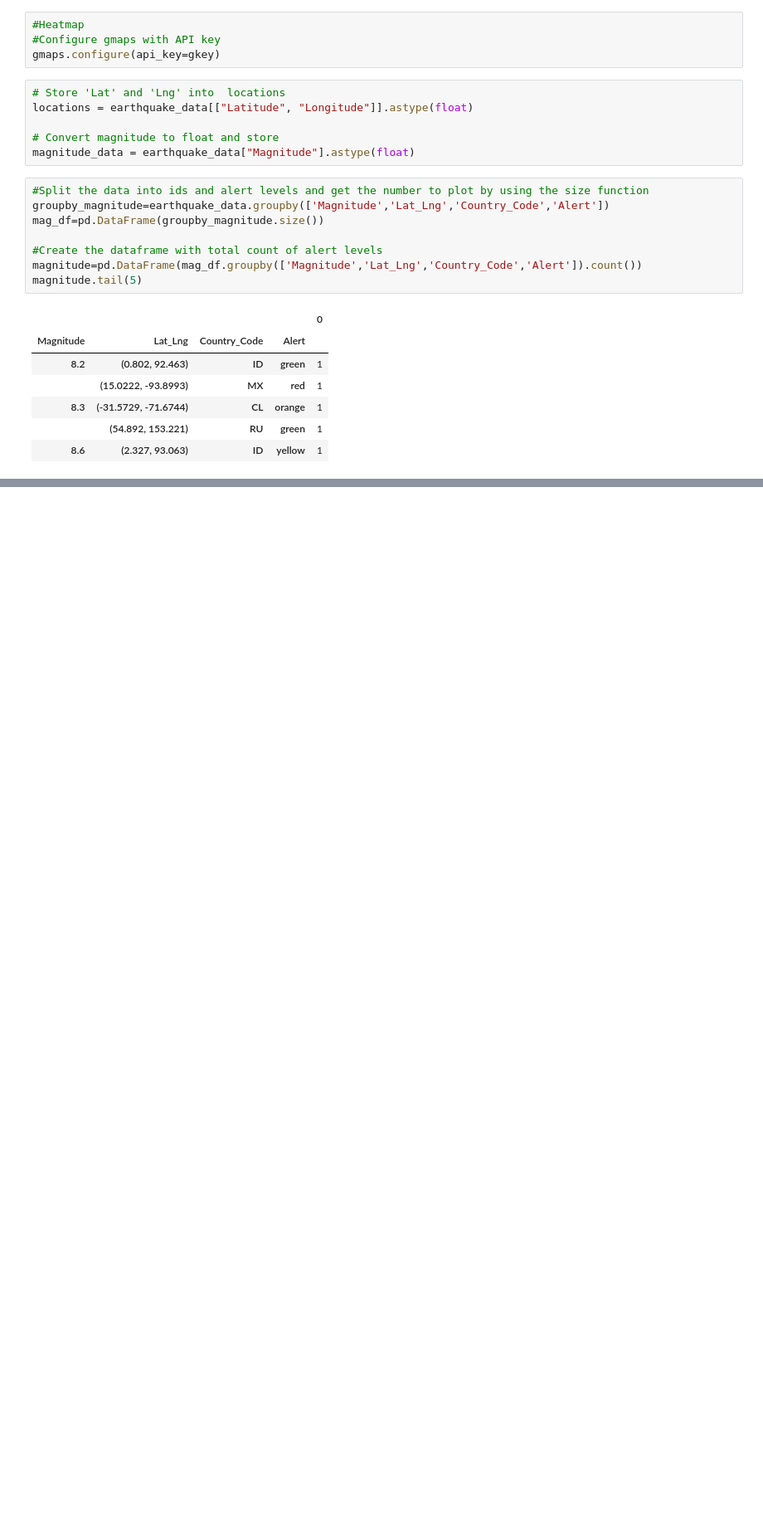
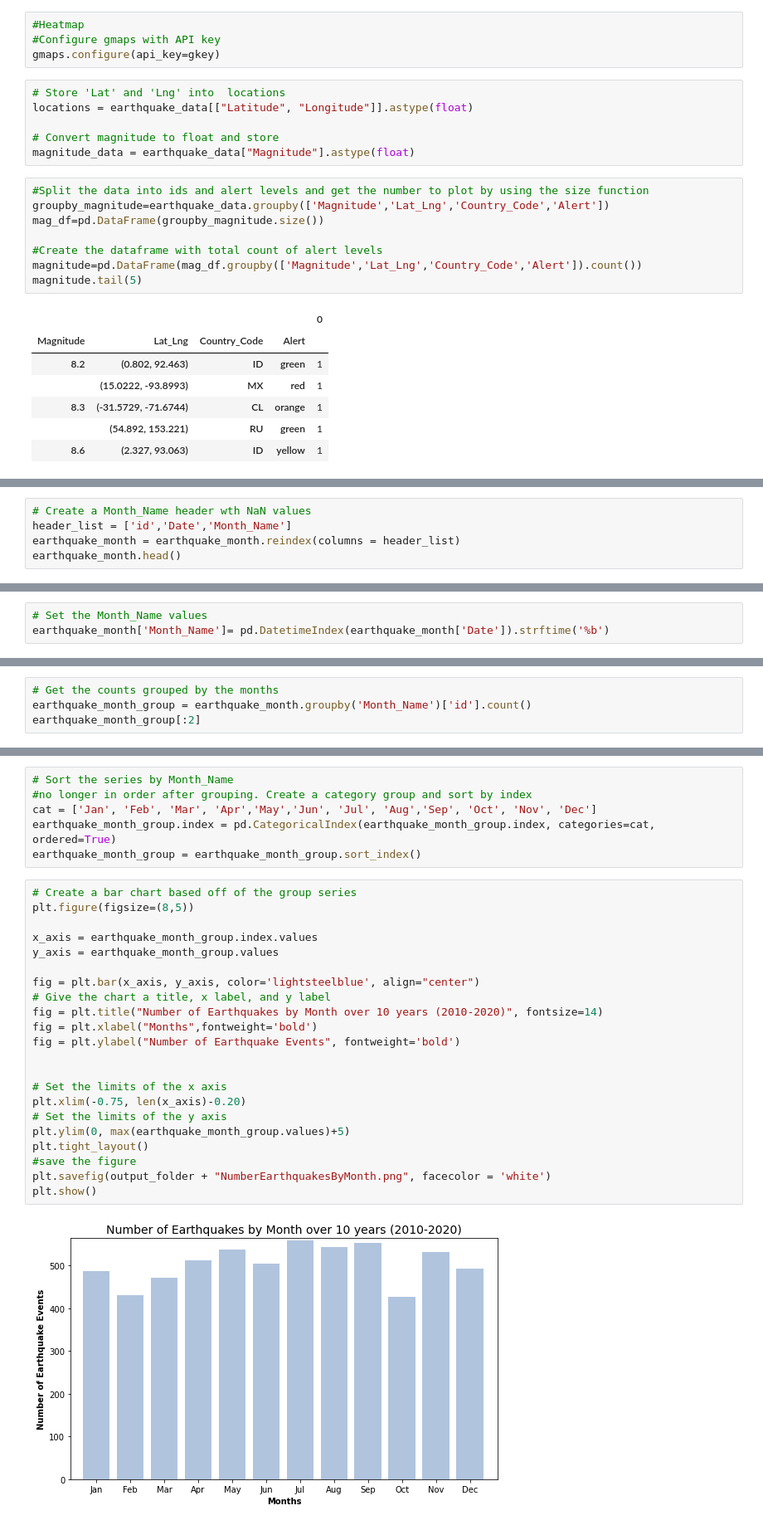
Before and after one commit to hiamdebsi/Project-1, a Jupyter notebook: starter_code/Earthquakes_Project_1_Analysis.ipynb, the cells around one changed output, grey strips where cells are left out. Shown: that part at 83% size. Saved outputs shown, nothing was run; the diff lists cells and outputs as text; blank space fills up the shorter version.

```diff
--- a/starter_code/Earthquakes_Project_1_Analysis.ipynb
+++ b/starter_code/Earthquakes_Project_1_Analysis.ipynb
@@ -354,0 +398,5 @@ fig
+# %%
+# Create a Month_Name header wth NaN values
+header_list = ['id','Date','Month_Name']
+earthquake_month = earthquake_month.reindex(columns = header_list)
+earthquake_month.head()
@@ -354,0 +410,3 @@ fig
+# %%
+# Set the Month_Name values
+earthquake_month['Month_Name']= pd.DatetimeIndex(earthquake_month['Date']).strftime('%b')
@@ -354,0 +423,4 @@ fig
+# %%
+# Get the counts grouped by the months
+earthquake_month_group = earthquake_month.groupby('Month_Name')['id'].count()
+earthquake_month_group[:2]
@@ -354,0 +432,30 @@ fig
+# %%
+# Sort the series by Month_Name
+#no longer in order after grouping. Create a category group and sort by index
+cat = ['Jan', 'Feb', 'Mar', 'Apr','May','Jun', 'Jul', 'Aug','Sep', 'Oct', 'Nov', 'Dec']
+earthquake_month_group.index = pd.CategoricalIndex(earthquake_month_group.index, categories=cat, ordered=True)
+earthquake_month_group = earthquake_month_group.sort_index()
+# %%
+# Create a bar chart based off of the group series
+plt.figure(figsize=(8,5))
+
+x_axis = earthquake_month_group.index.values
+y_axis = earthquake_month_group.values
+
+fig = plt.bar(x_axis, y_axis, color='lightsteelblue', align="center")
+# Give the chart a title, x label, and y label
+fig = plt.title("Number of Earthquakes by Month over 10 years (2010-2020)", fontsize=14)
+fig = plt.xlabel("Months",fontweight='bold')
+fig = plt.ylabel("Number of Earthquake Events", fontweight='bold')
+
+
+# Set the limits of the x axis
+plt.xlim(-0.75, len(x_axis)-0.20)
+# Set the limits of the y axis
+plt.ylim(0, max(earthquake_month_group.values)+5)
+plt.tight_layout()
+#save the figure
+plt.savefig(output_folder + "NumberEarthquakesByMonth.png", facecolor = 'white')
+plt.show()
+# %% [output]
+[figure, added]
```
Also changed, not shown: parts of 31 cells of this notebook, 6 other files.
